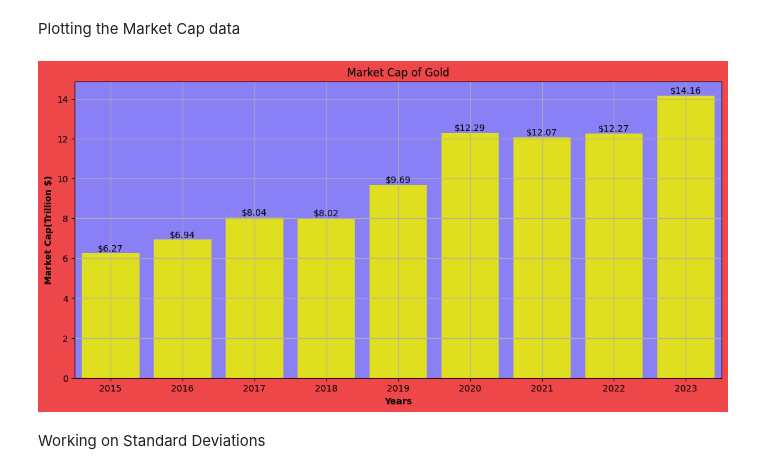
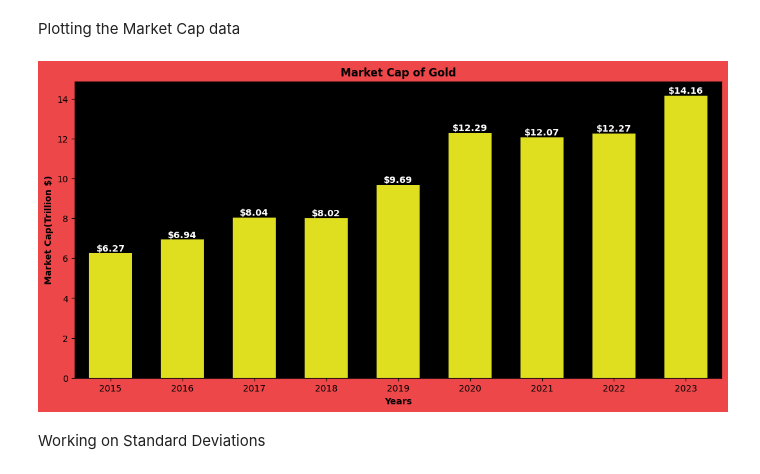
Before and after one commit to akash0214/Gold_Analysis, a Jupyter notebook: gold_eda.ipynb, the cells around one changed output. Drawn from its saved outputs; the diff is of its cells as text; code cells hidden in the pictures.

Commit message:
Market cap barplot edited

```diff
--- a/gold_eda.ipynb
+++ b/gold_eda.ipynb
@@ -214,18 +214,17 @@ market_cap_df.head()
 Plotting the Market Cap data
 # %%
 plt.figure(figsize=(13,6), facecolor='#ED474A')
-plt.axes().set_facecolor('#8980F5')
+plt.axes().set_facecolor('#000000')
 sns.set_palette('bright')
-barplot = sns.barplot(data=market_cap_df, x='Year', y='Market Cap', color='yellow')
+barplot = sns.barplot(data=market_cap_df, x='Year', y='Market Cap', color='yellow', width=0.6)
 for container in barplot.containers:
-    barplot.bar_label(container, fmt='$%.2f')
-plt.title('Market Cap of Gold')
+    barplot.bar_label(container, fmt='$%.2f', fontweight='bold', fontsize=10.2, color='#ffffff')
+plt.title('Market Cap of Gold', fontweight='bold', fontsize=12)
 plt.xlabel('Years', fontweight = 'bold')
 plt.ylabel('Market Cap(Trillion $)', fontweight = 'bold')
-plt.grid(True)
 plt.show()
 # %% [output]
-[figure, old version]
+[figure, new version]
 # %% [markdown]
 Working on Standard Deviations
 # %%
```
Also changed, not shown: parts of 1 cell of this notebook.
